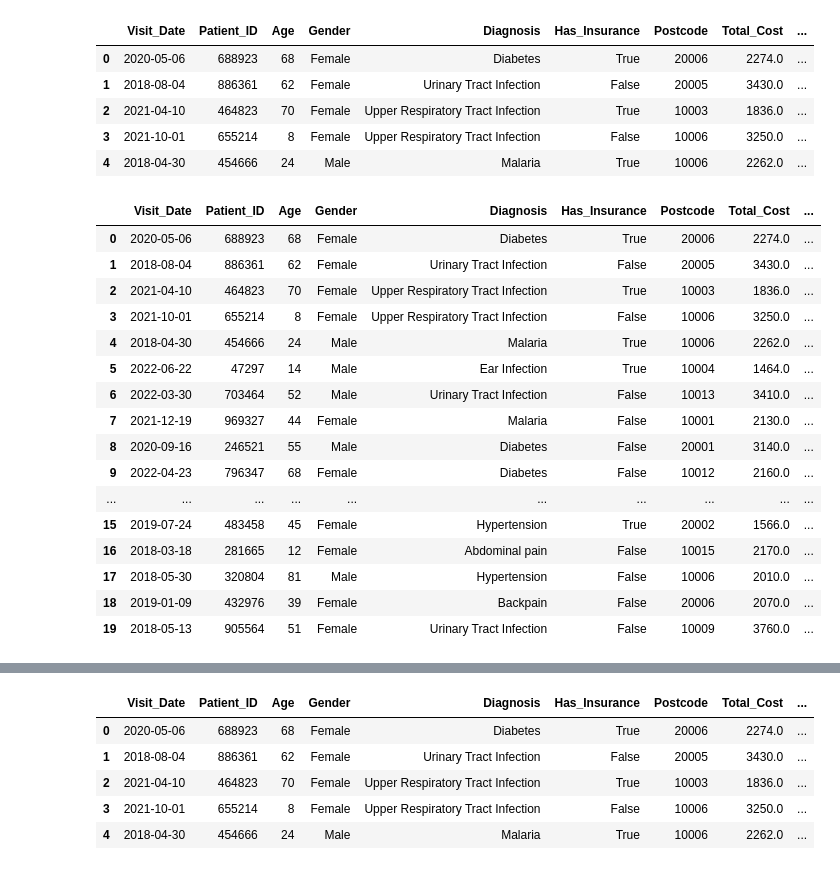
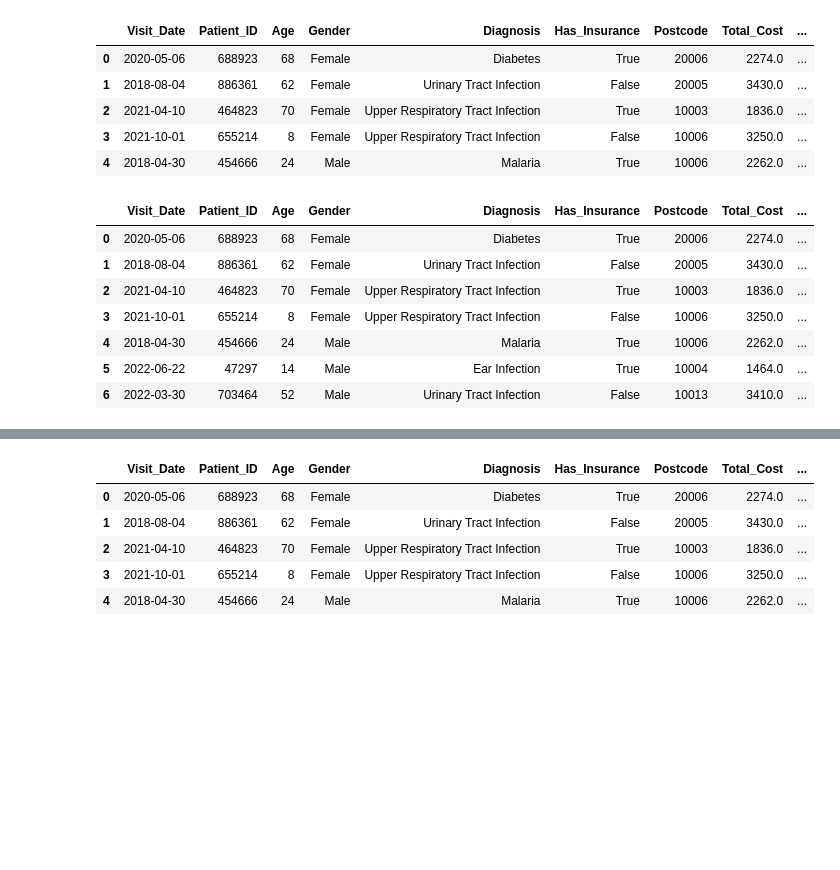
Before and after one commit to rajonkar/MyLearning, a Jupyter notebook: Ex_Files_Python_Data_Analysis_Healthcare/Exercise Files/Python Files/02_01 Explore Patient Visit Demo Dataset.ipynb, the cells around one changed output, grey strips where cells are left out. Cells and saved outputs as stored; diff of their text form; code cells hidden in the pictures; blank space fills up the shorter version.

```diff
--- a/Ex_Files_Python_Data_Analysis_Healthcare/Exercise Files/Python Files/02_01 Explore Patient Visit Demo Dataset.ipynb
+++ b/Ex_Files_Python_Data_Analysis_Healthcare/Exercise Files/Python Files/02_01 Explore Patient Visit Demo Dataset.ipynb
@@ -120,25 +120,16 @@ df_visit.head()
 | 3 | 2021-10-01 | 655214 | 8 | Female | Upper Respiratory Tract Infection | False | 10006 | 3250.0 | ... |
 | 4 | 2018-04-30 | 454666 | 24 | Male | Malaria | True | 10006 | 2262.0 | ... |
 # %%
-df_visit.head(20)
+df_visit.head(7)
 # %% [output]
 |  | Visit_Date | Patient_ID | Age | Gender | Diagnosis | Has_Insurance | Postcode | Total_Cost | ... |
 | 0 | 2020-05-06 | 688923 | 68 | Female | Diabetes | True | 20006 | 2274.0 | ... |
 | 1 | 2018-08-04 | 886361 | 62 | Female | Urinary Tract Infection | False | 20005 | 3430.0 | ... |
 | 2 | 2021-04-10 | 464823 | 70 | Female | Upper Respiratory Tract Infection | True | 10003 | 1836.0 | ... |
 | 3 | 2021-10-01 | 655214 | 8 | Female | Upper Respiratory Tract Infection | False | 10006 | 3250.0 | ... |
 | 4 | 2018-04-30 | 454666 | 24 | Male | Malaria | True | 10006 | 2262.0 | ... |
 | 5 | 2022-06-22 | 47297 | 14 | Male | Ear Infection | True | 10004 | 1464.0 | ... |
 | 6 | 2022-03-30 | 703464 | 52 | Male | Urinary Tract Infection | False | 10013 | 3410.0 | ... |
-| 7 | 2021-12-19 | 969327 | 44 | Female | Malaria | False | 10001 | 2130.0 | ... |
-| 8 | 2020-09-16 | 246521 | 55 | Male | Diabetes | False | 20001 | 3140.0 | ... |
-| 9 | 2022-04-23 | 796347 | 68 | Female | Diabetes | False | 10012 | 2160.0 | ... |
-| ... | ... | ... | ... | ... | ... | ... | ... | ... | ... |
-| 15 | 2019-07-24 | 483458 | 45 | Female | Hypertension | True | 20002 | 1566.0 | ... |
-| 16 | 2018-03-18 | 281665 | 12 | Female | Abdominal pain | False | 10015 | 2170.0 | ... |
-| 17 | 2018-05-30 | 320804 | 81 | Male | Hypertension | False | 10006 | 2010.0 | ... |
-| 18 | 2019-01-09 | 432976 | 39 | Female | Backpain | False | 20006 | 2070.0 | ... |
-| 19 | 2018-05-13 | 905564 | 51 | Female | Urinary Tract Infection | False | 10009 | 3760.0 | ... |
 # %%
 df_visit.rename(columns={'Registration': 'Registration_minutes'})
 # %% [output]
```
